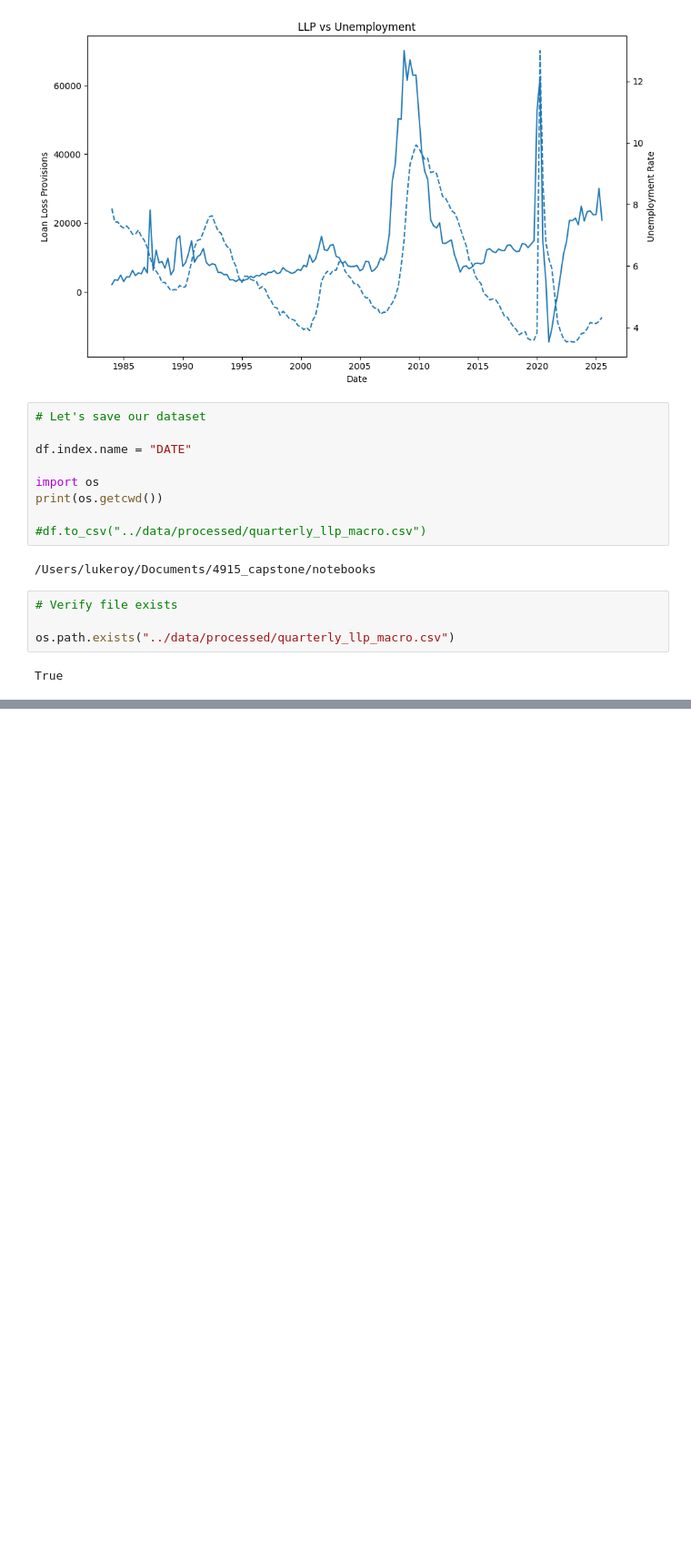
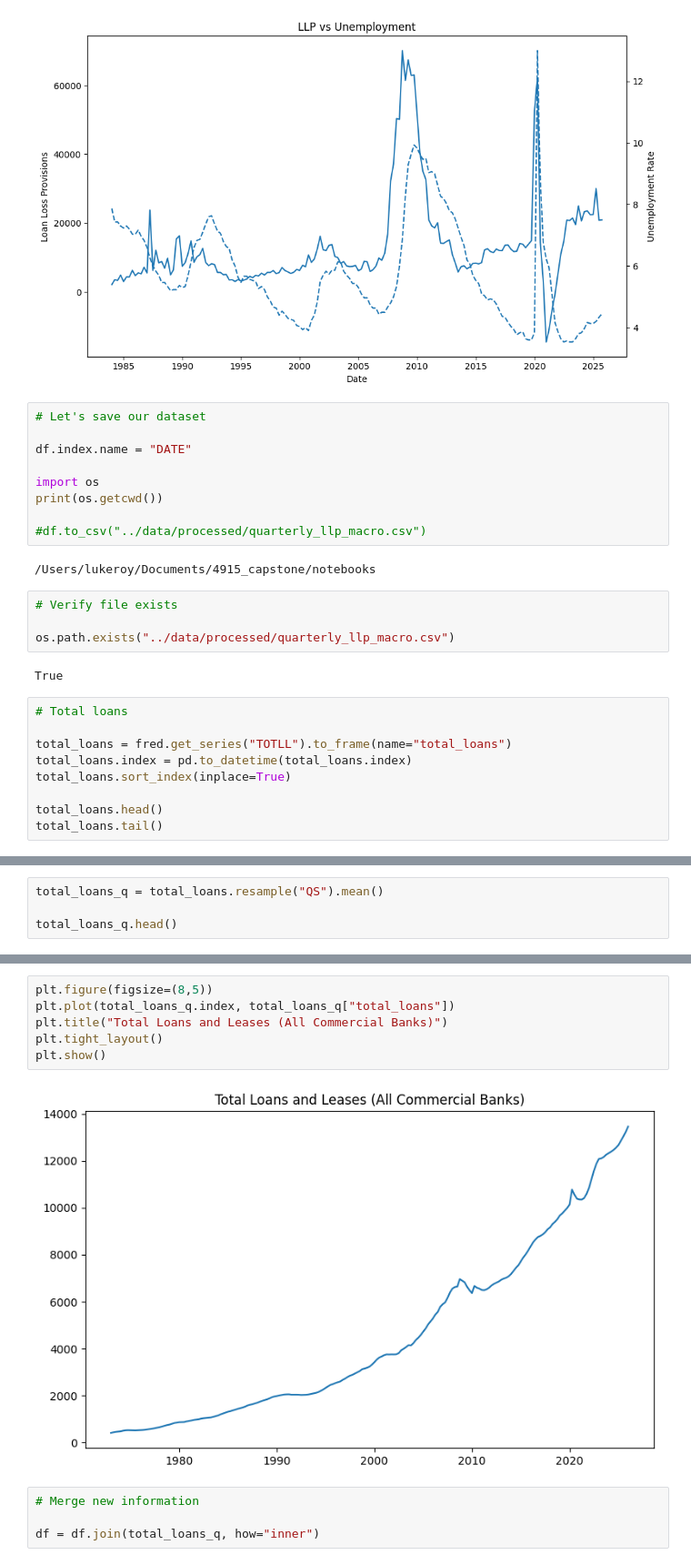
Before and after one commit to lukeroy007/4915_capstone, a Jupyter notebook: notebooks/01_data_collection.ipynb, the cells around one changed output, grey strips where cells are left out. Shown at 91% size. Drawn from its saved outputs; the diff is of its cells as text; blank space fills up the shorter version.

Commit message:
Updated 01 - total loans

```diff
--- a/notebooks/01_data_collection.ipynb
+++ b/notebooks/01_data_collection.ipynb
@@ -234,3 +234,12 @@ print(os.getcwd())
 os.path.exists("../data/processed/quarterly_llp_macro.csv")
 # %% [output]
 True
+# %%
+# Total loans
+
+total_loans = fred.get_series("TOTLL").to_frame(name="total_loans")
+total_loans.index = pd.to_datetime(total_loans.index)
+total_loans.sort_index(inplace=True)
+
+total_loans.head()
+total_loans.tail()
@@ -236,0 +258,4 @@ True
+# %%
+total_loans_q = total_loans.resample("QS").mean()
+
+total_loans_q.head()
@@ -236,0 +280,12 @@ True
+# %%
+plt.figure(figsize=(8,5))
+plt.plot(total_loans_q.index, total_loans_q["total_loans"])
+plt.title("Total Loans and Leases (All Commercial Banks)")
+plt.tight_layout()
+plt.show()
+# %% [output]
+[figure, added]
+# %%
+# Merge new information
+
+df = df.join(total_loans_q, how="inner")
```
Also changed, not shown: parts of 14 cells of this notebook, 3 other files.
